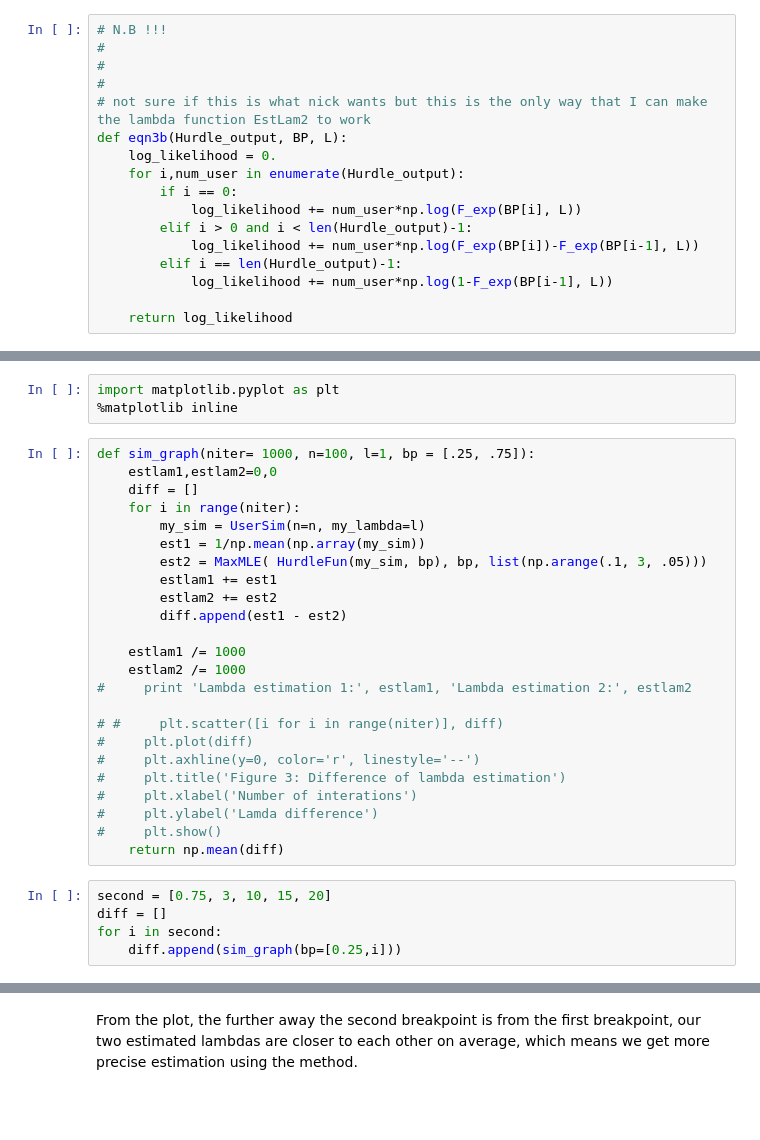
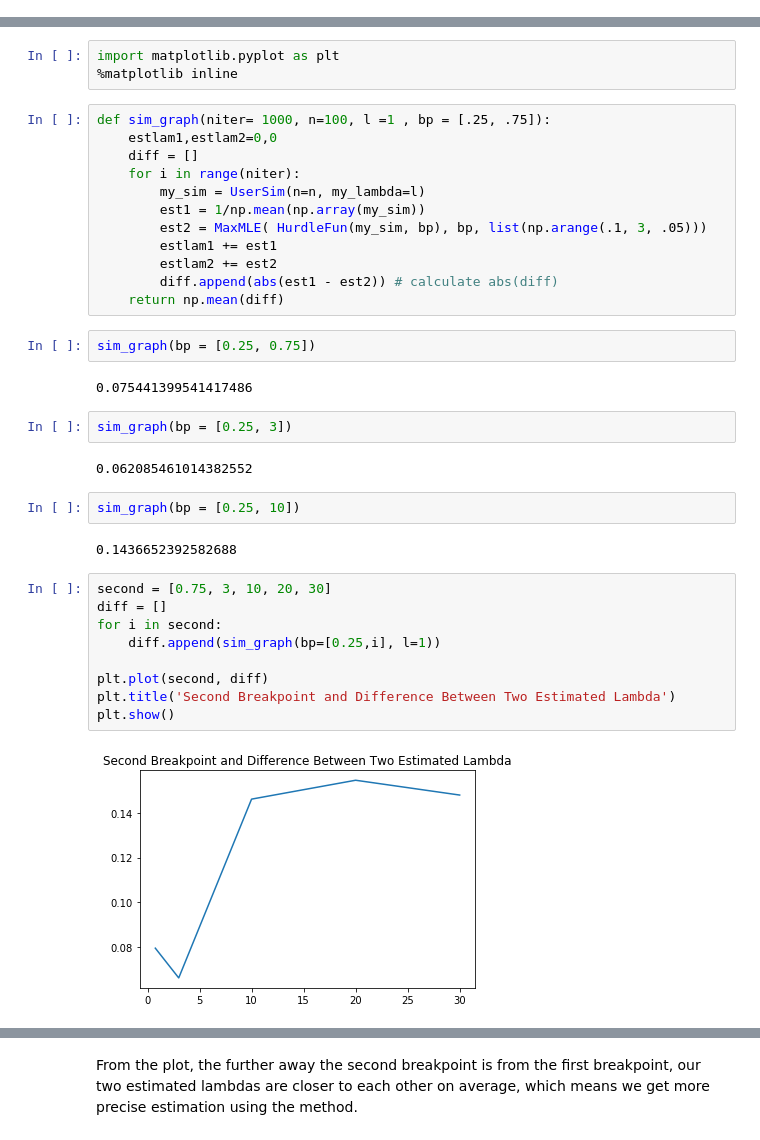
Before and after one commit to GongtingPeng/Funnel, a Jupyter notebook: Funnel.ipynb, the cells around one changed output, grey strips where cells are left out. Cells and saved outputs as stored; diff of their text form; blank space fills up the shorter version.

```diff
--- a/Funnel.ipynb
+++ b/Funnel.ipynb
@@ -241,20 +222,3 @@ print(break_point)
-# %%
-# N.B !!!
-#
-#
-#
-# not sure if this is what nick wants but this is the only way that I can make the lambda function EstLam2 to work
-def eqn3b(Hurdle_output, BP, L):
-    log_likelihood = 0.
-    for i,num_user in enumerate(Hurdle_output):
-        if i == 0:
-            log_likelihood += num_user*np.log(F_exp(BP[i], L))
-        elif i > 0 and i < len(Hurdle_output)-1:
-            log_likelihood += num_user*np.log(F_exp(BP[i])-F_exp(BP[i-1], L))
-        elif i == len(Hurdle_output)-1:
-            log_likelihood += num_user*np.log(1-F_exp(BP[i-1], L))
-
-    return log_likelihood
 # %%
 def EstLam2(Hurdle_output, BP): return lambda x: eqn3b(Hurdle_output, BP, x)
 # %%
@@ -285,7 +249,7 @@ print MaxMLE( HurdleFun(x, breaks), breaks, list(np.arange(.1, 3, .05)))
 import matplotlib.pyplot as plt
 %matplotlib inline
 # %%
-def sim_graph(niter= 1000, n=100, l=1, bp = [.25, .75]):
+def sim_graph(niter= 1000, n=100, l =1 , bp = [.25, .75]):
     estlam1,estlam2=0,0
     diff = []
     for i in range(niter):
@@ -294,22 +258,28 @@ def sim_graph(niter= 1000, n=100, l=1, bp = [.25, .75]):
         est2 = MaxMLE( HurdleFun(my_sim, bp), bp, list(np.arange(.1, 3, .05)))
         estlam1 += est1
         estlam2 += est2
-        diff.append(est1 - est2)
-
-    estlam1 /= 1000
-    estlam2 /= 1000
-#     print 'Lambda estimation 1:', estlam1, 'Lambda estimation 2:', estlam2
-
-# #     plt.scatter([i for i in range(niter)], diff)
-#     plt.plot(diff)
-#     plt.axhline(y=0, color='r', linestyle='--')
-#     plt.title('Figure 3: Difference of lambda estimation')
-#     plt.xlabel('Number of interations')
-#     plt.ylabel('Lamda difference')
-#     plt.show()
+        diff.append(abs(est1 - est2)) # calculate abs(diff)
     return np.mean(diff)
+# %%
+sim_graph(bp = [0.25, 0.75])
+# %% [output]
+0.075441399541417486
+# %%
+sim_graph(bp = [0.25, 3])
+# %% [output]
+0.062085461014382552
+# %%
+sim_graph(bp = [0.25, 10])
+# %% [output]
+0.1436652392582688
 # %%
-second = [0.75, 3, 10, 15, 20]
+second = [0.75, 3, 10, 20, 30]
 diff = []
 for i in second:
-    diff.append(sim_graph(bp=[0.25,i]))
+    diff.append(sim_graph(bp=[0.25,i], l=1))
+
+plt.plot(second, diff)
+plt.title('Second Breakpoint and Difference Between Two Estimated Lambda')
+plt.show()
+# %% [output]
+[figure, added]
```
Also changed, not shown: parts of 13 cells of this notebook.
